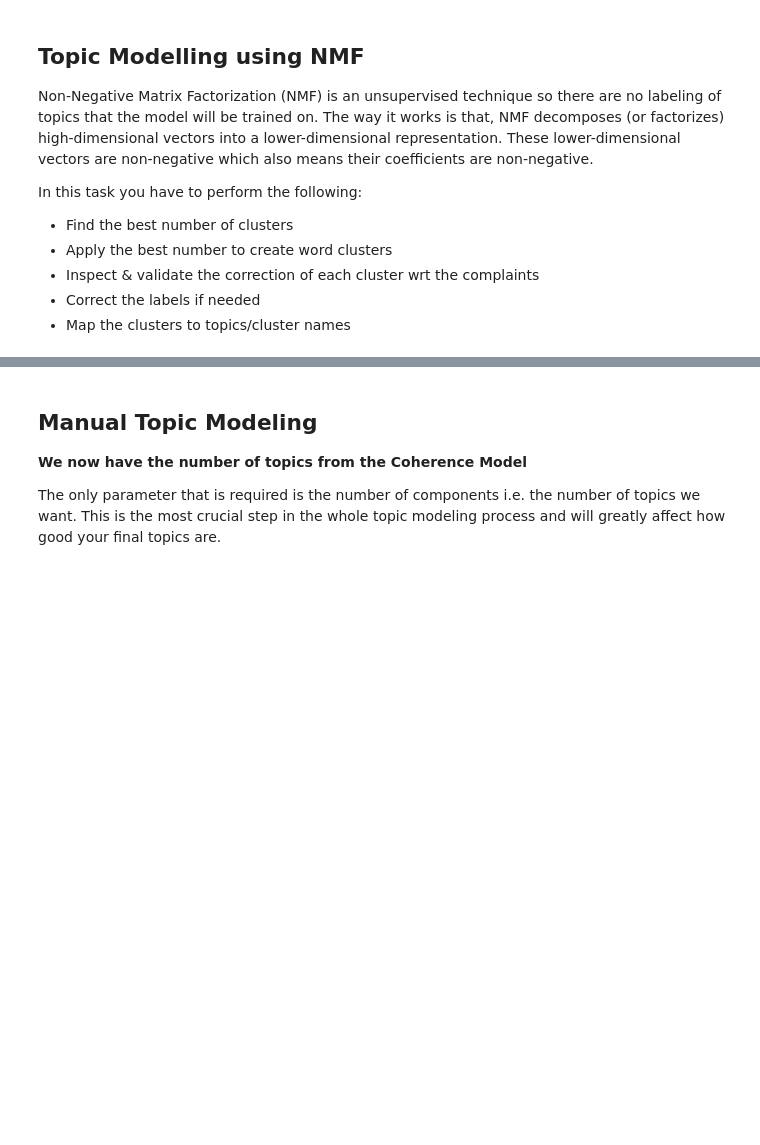
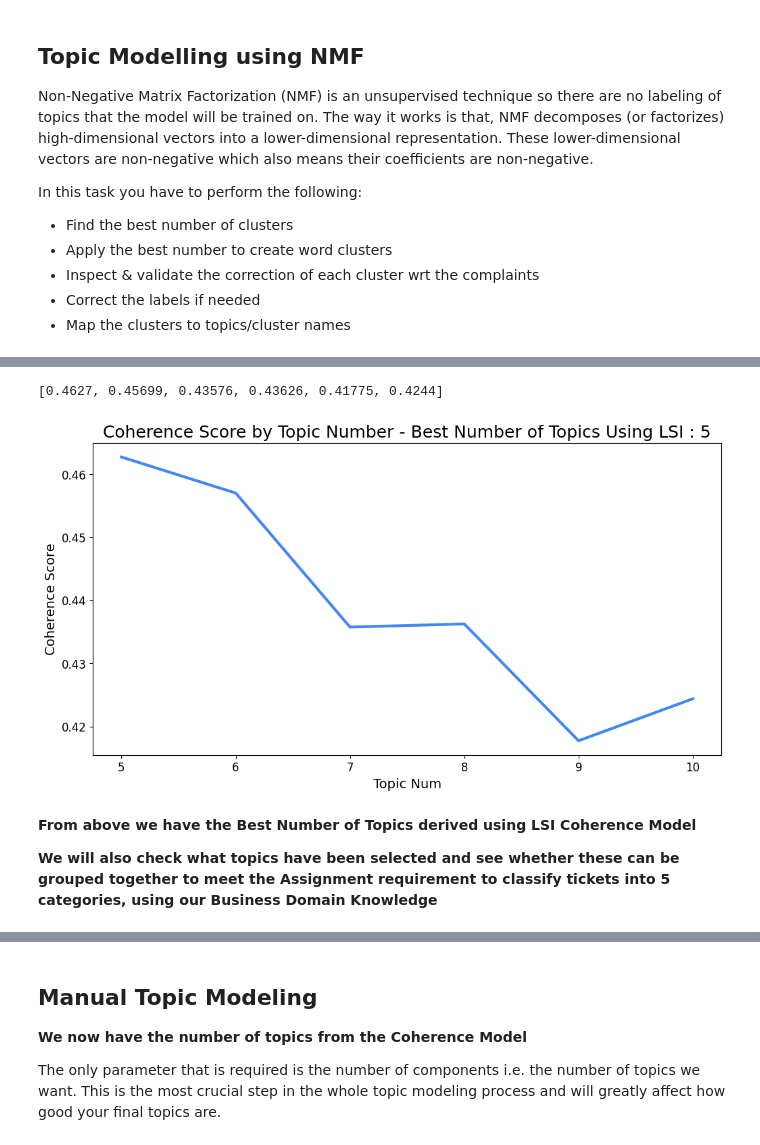
Before and after one commit to ShashankPawas/NLP-Ticket-Classification, a Jupyter notebook: Automatic_Ticket_Classification_Assignment-ShashankPawaskar_Final.ipynb, the cells around one changed output, grey strips where cells are left out. Saved outputs shown, nothing was run; the diff lists cells and outputs as text; code cells hidden in the pictures; blank space fills up the shorter version.

```diff
--- a/Automatic_Ticket_Classification_Assignment-ShashankPawaskar_Final.ipynb
+++ b/Automatic_Ticket_Classification_Assignment-ShashankPawaskar_Final.ipynb
@@ -758,0 +830,21 @@ Best Number of Topics : 5
+# %%
+from gensim import models
+lsi_coherence_scores= []
+
+
+for num in topic_nums:
+    lsi_model = models.LsiModel(
+        corpus=corpus,
+        num_topics=num,
+        id2word=dictionary,
+        chunksize=2000
+        )
+
+    cm = CoherenceModel(
+        model=lsi_model,
+        texts=dataset,
+        dictionary=dictionary,
+        coherence='c_v')
+
+    lsi_coherence_scores.append(round(cm.get_coherence(), 5))
+    data_topic_score.loc[len(data_topic_score.index)] = ['LSI', num, round(cm.get_coherence(), 5)]
@@ -758,0 +867,31 @@ Best Number of Topics : 5
+# %%
+# Get the number of topics with the highest coherence score
+scores = list(zip(topic_nums, lsi_coherence_scores))
+best_num_topics_lsi = sorted(scores, key=itemgetter(1), reverse=True)[0][0]
+print(lsi_coherence_scores)
+# %% [output]
+[0.4627, 0.45699, 0.43576, 0.43626, 0.41775, 0.4244]
+# %%
+# Plot the results
+fig = plt.figure(figsize=(12, 6))
+
+plt.plot(
+    topic_nums,
+    lsi_coherence_scores,
+    linewidth=3,
+    color='#4287f5'
+)
+
+plt.xlabel("Topic Num", fontsize=14)
+plt.ylabel("Coherence Score", fontsize=14)
+plt.title('Coherence Score by Topic Number - Best Number of Topics Using LSI : {}'.format(best_num_topics_lsi), fontsize=18)
+plt.xticks(np.arange(5, max(topic_nums) + 1, 1), fontsize=12)
+plt.yticks(fontsize=12)
+
+plt.show()
+# %% [output]
+[figure, added]
+# %% [markdown]
+**From above we have the Best Number of Topics derived using LSI Coherence Model**
+
+**We will also check what topics have been selected and see whether these can be grouped together to meet the Assignment requirement to classify tickets into 5 categories, using our Business Domain Knowledge**
```
Also changed, not shown: parts of 54 cells of this notebook, 2 other files.
